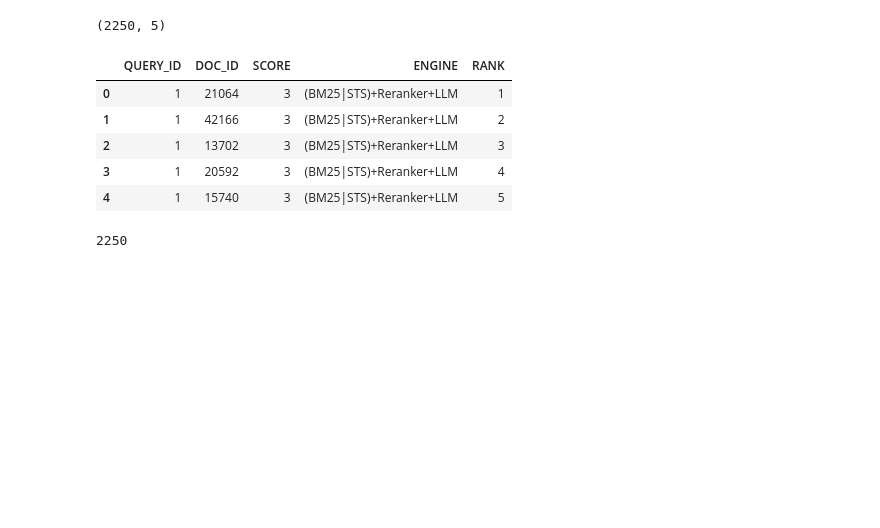
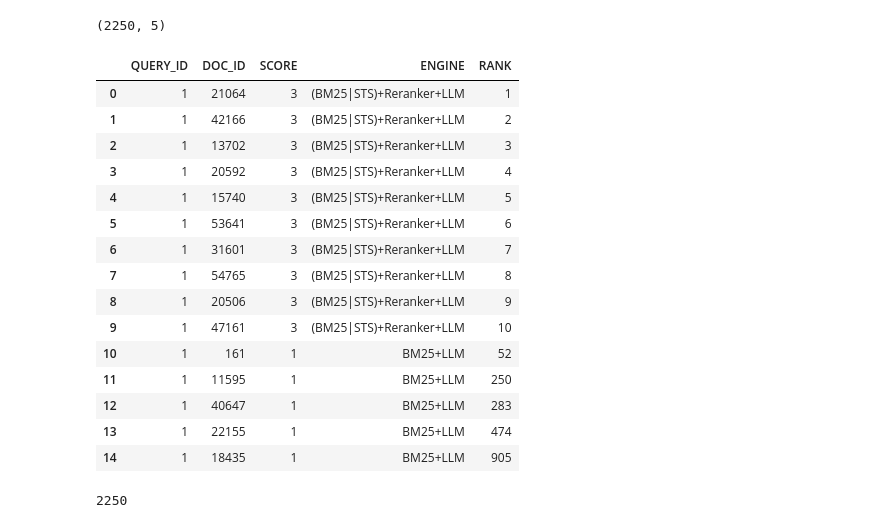
Before and after one commit to marcusborela/ind-ir, a Jupyter notebook: code/search_juris_tcu.ipynb, the cells around one changed output. Drawn from its saved outputs; the diff is of its cells as text; code cells hidden in the pictures; blank space fills up the shorter version.

```diff
--- a/code/search_juris_tcu.ipynb
+++ b/code/search_juris_tcu.ipynb
@@ -77,14 +77,24 @@ df_qrel.shape
 # %% [output]
 (2250, 5)
 # %%
-df_qrel.head()
+df_qrel.head(15)
 # %% [output]
 |  | QUERY_ID | DOC_ID | SCORE | ENGINE | RANK |
 | 0 | 1 | 21064 | 3 | (BM25|STS)+Reranker+LLM | 1 |
 | 1 | 1 | 42166 | 3 | (BM25|STS)+Reranker+LLM | 2 |
 | 2 | 1 | 13702 | 3 | (BM25|STS)+Reranker+LLM | 3 |
 | 3 | 1 | 20592 | 3 | (BM25|STS)+Reranker+LLM | 4 |
 | 4 | 1 | 15740 | 3 | (BM25|STS)+Reranker+LLM | 5 |
+| 5 | 1 | 53641 | 3 | (BM25|STS)+Reranker+LLM | 6 |
+| 6 | 1 | 31601 | 3 | (BM25|STS)+Reranker+LLM | 7 |
+| 7 | 1 | 54765 | 3 | (BM25|STS)+Reranker+LLM | 8 |
+| 8 | 1 | 20506 | 3 | (BM25|STS)+Reranker+LLM | 9 |
+| 9 | 1 | 47161 | 3 | (BM25|STS)+Reranker+LLM | 10 |
+| 10 | 1 | 161 | 1 | BM25+LLM | 52 |
+| 11 | 1 | 11595 | 1 | BM25+LLM | 250 |
+| 12 | 1 | 40647 | 1 | BM25+LLM | 283 |
+| 13 | 1 | 22155 | 1 | BM25+LLM | 474 |
+| 14 | 1 | 18435 | 1 | BM25+LLM | 905 |
 # %%
 df_qrel.shape[0]
 # %% [output]
```
Also changed, not shown: parts of 4 cells of this notebook, 8 other files.
